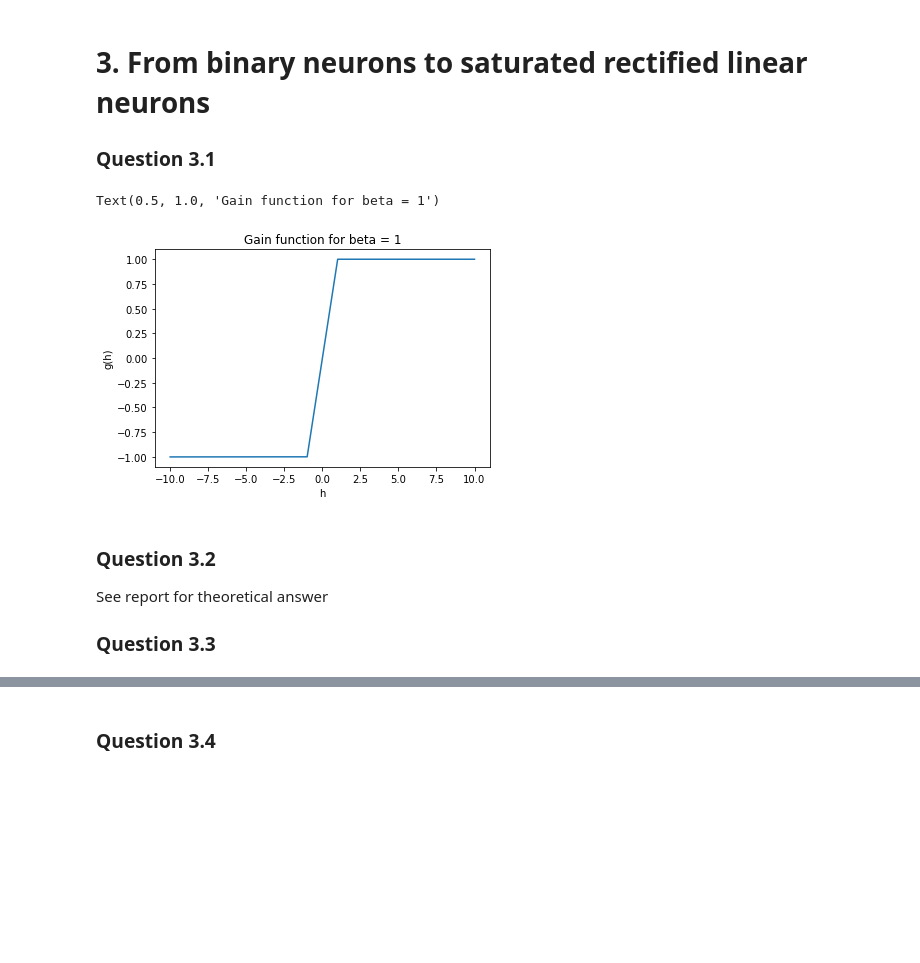
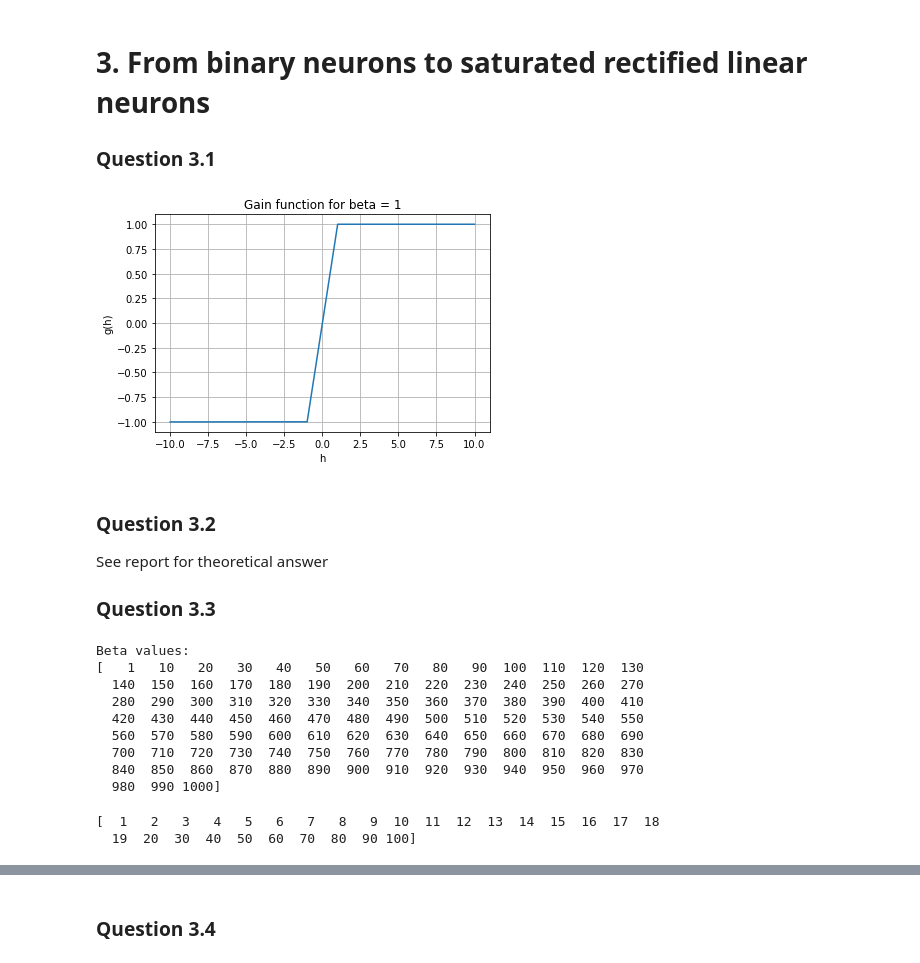
Before and after one commit to lplacidet/BMNN-Project, a Jupyter notebook: BMNN Miniproject.ipynb, the cells around one changed output, grey strips where cells are left out. Saved outputs shown, nothing was run; the diff lists cells and outputs as text; code cells hidden in the pictures; blank space fills up the shorter version.

```diff
--- a/BMNN Miniproject.ipynb
+++ b/BMNN Miniproject.ipynb
@@ -239,23 +286,48 @@ def g(h, beta):
 # %%
 beta = 1
 y_values = []
 
 for t in t_range:
     y = g(t, beta)
     y_values.append(y)
 
 
 plt.figure()
 plt.plot(t_range, y_values)
 plt.xlabel('h')
 plt.ylabel('g(h)')
 plt.title('Gain function for beta = 1')
+plt.grid(True)
+plt.savefig('test.png', bbox_inches='tight')
 # %% [output]
-Text(0.5, 1.0, 'Gain function for beta = 1')
-[figure, old version]
+[figure, new version]
 # %% [markdown]
 ### Question 3.2
 
 See report for theoretical answer
 
 ### Question 3.3
+# %%
+betas = np.arange(1, 1010, 10)
+betas[1:] = betas[1:]-1
+
+print('Beta values:')
+print(betas)
+# %% [output]
+Beta values:
+[   1   10   20   30   40   50   60   70   80   90  100  110  120  130
+  140  150  160  170  180  190  200  210  220  230  240  250  260  270
+  280  290  300  310  320  330  340  350  360  370  380  390  400  410
+  420  430  440  450  460  470  480  490  500  510  520  530  540  550
+  560  570  580  590  600  610  620  630  640  650  660  670  680  690
+  700  710  720  730  740  750  760  770  780  790  800  810  820  830
+  840  850  860  870  880  890  900  910  920  930  940  950  960  970
+  980  990 1000]
+# %%
+num_pattern_list = np.arange(1,20,1)
+num_pattern_list_ending = np.arange(20,110,10)
+num_pattern_list = np.concatenate((num_pattern_list, num_pattern_list_ending), axis=None)
+print(num_pattern_list)
+# %% [output]
+[  1   2   3   4   5   6   7   8   9  10  11  12  13  14  15  16  17  18
+  19  20  30  40  50  60  70  80  90 100]
```
Also changed, not shown: parts of 14 cells of this notebook, 2 other files.
